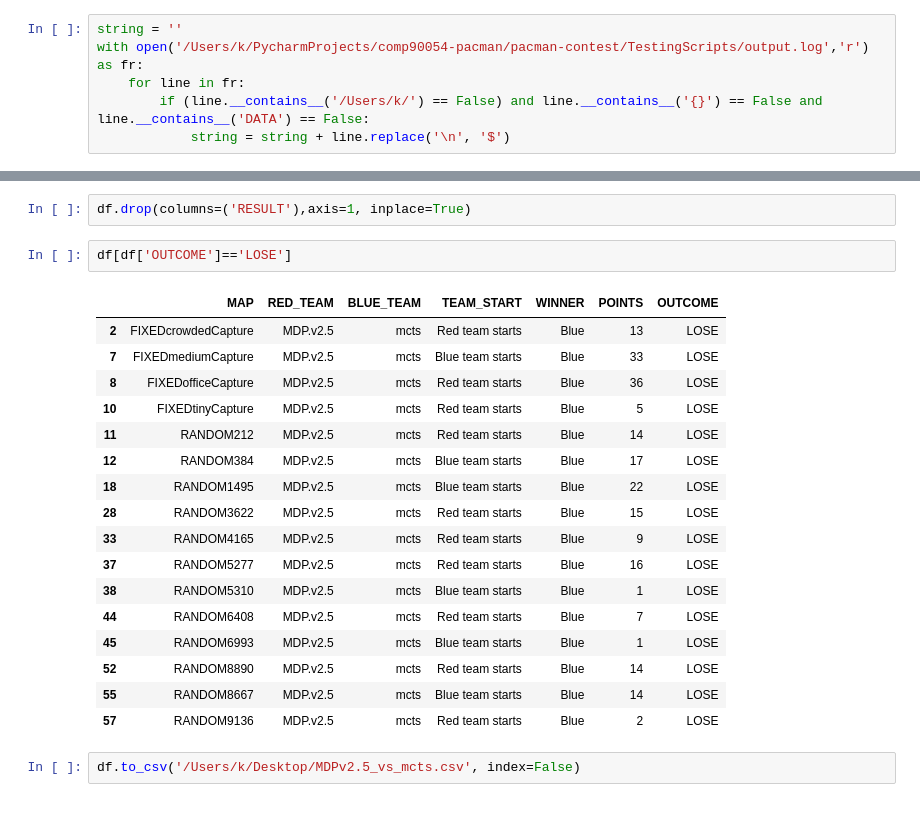
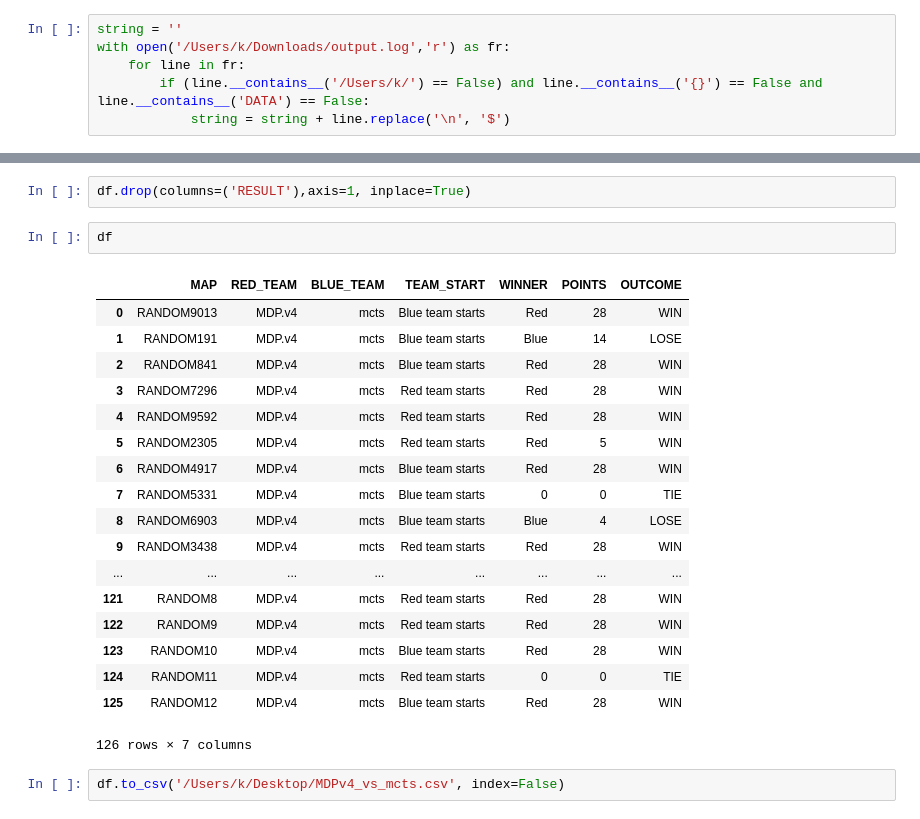
Before and after one commit to HAOHAOXUEXI5776/AI-pacman-project, a Jupyter notebook: pacman-contest/TestingScripts/AI PACMAN Testing.ipynb, the cells around one changed output, grey strips where cells are left out. Cells and saved outputs as stored; diff of their text form.

Commit message:
Updating scripts

```diff
--- a/pacman-contest/TestingScripts/AI PACMAN Testing.ipynb
+++ b/pacman-contest/TestingScripts/AI PACMAN Testing.ipynb
@@ -30,7 +30,7 @@ def outcome(x):
 ['RANDOM6989', 'MDP.v2', 'leeroy', 'Blue team starts', 'Tie game!']
 # %%
 string = ''
-with open('/Users/k/PycharmProjects/comp90054-pacman/pacman-contest/TestingScripts/output.log','r') as fr:
+with open('/Users/k/Downloads/output.log','r') as fr:
     for line in fr:
         if (line.__contains__('/Users/k/') == False) and line.__contains__('{}') == False and line.__contains__('DATA') == False:
             string = string + line.replace('\n', '$')
@@ -112,25 +114,26 @@ df['POINTS'] = df['RESULT'].apply(lambda f: result(f)[1])
 df['OUTCOME'] = df['WINNER'].apply(lambda f: outcome(f))
 # %%
 df.drop(columns=('RESULT'),axis=1, inplace=True)
-# %%
-df[df['OUTCOME']=='LOSE']
-# %% [output]
-|  | MAP | RED_TEAM | BLUE_TEAM | TEAM_START | WINNER | POINTS | OUTCOME |
-| 2 | FIXEDcrowdedCapture | MDP.v2.5 | mcts | Red team starts | Blue | 13 | LOSE |
-| 7 | FIXEDmediumCapture | MDP.v2.5 | mcts | Blue team starts | Blue | 33 | LOSE |
-| 8 | FIXEDofficeCapture | MDP.v2.5 | mcts | Red team starts | Blue | 36 | LOSE |
-| 10 | FIXEDtinyCapture | MDP.v2.5 | mcts | Red team starts | Blue | 5 | LOSE |
-| 11 | RANDOM212 | MDP.v2.5 | mcts | Red team starts | Blue | 14 | LOSE |
-| 12 | RANDOM384 | MDP.v2.5 | mcts | Blue team starts | Blue | 17 | LOSE |
-| 18 | RANDOM1495 | MDP.v2.5 | mcts | Blue team starts | Blue | 22 | LOSE |
-| 28 | RANDOM3622 | MDP.v2.5 | mcts | Red team starts | Blue | 15 | LOSE |
-| 33 | RANDOM4165 | MDP.v2.5 | mcts | Red team starts | Blue | 9 | LOSE |
-| 37 | RANDOM5277 | MDP.v2.5 | mcts | Red team starts | Blue | 16 | LOSE |
-| 38 | RANDOM5310 | MDP.v2.5 | mcts | Blue team starts | Blue | 1 | LOSE |
-| 44 | RANDOM6408 | MDP.v2.5 | mcts | Red team starts | Blue | 7 | LOSE |
-| 45 | RANDOM6993 | MDP.v2.5 | mcts | Blue team starts | Blue | 1 | LOSE |
-| 52 | RANDOM8890 | MDP.v2.5 | mcts | Red team starts | Blue | 14 | LOSE |
-| 55 | RANDOM8667 | MDP.v2.5 | mcts | Blue team starts | Blue | 14 | LOSE |
-| 57 | RANDOM9136 | MDP.v2.5 | mcts | Red team starts | Blue | 2 | LOSE |
+# %%
+df
+# %% [output]
+|  | MAP | RED_TEAM | BLUE_TEAM | TEAM_START | WINNER | POINTS | OUTCOME |
+| 0 | RANDOM9013 | MDP.v4 | mcts | Blue team starts | Red | 28 | WIN |
+| 1 | RANDOM191 | MDP.v4 | mcts | Blue team starts | Blue | 14 | LOSE |
+| 2 | RANDOM841 | MDP.v4 | mcts | Blue team starts | Red | 28 | WIN |
+| 3 | RANDOM7296 | MDP.v4 | mcts | Red team starts | Red | 28 | WIN |
+| 4 | RANDOM9592 | MDP.v4 | mcts | Red team starts | Red | 28 | WIN |
+| 5 | RANDOM2305 | MDP.v4 | mcts | Red team starts | Red | 5 | WIN |
+| 6 | RANDOM4917 | MDP.v4 | mcts | Blue team starts | Red | 28 | WIN |
+| 7 | RANDOM5331 | MDP.v4 | mcts | Blue team starts | 0 | 0 | TIE |
+| 8 | RANDOM6903 | MDP.v4 | mcts | Blue team starts | Blue | 4 | LOSE |
+| 9 | RANDOM3438 | MDP.v4 | mcts | Red team starts | Red | 28 | WIN |
+| ... | ... | ... | ... | ... | ... | ... | ... |
+| 121 | RANDOM8 | MDP.v4 | mcts | Red team starts | Red | 28 | WIN |
+| 122 | RANDOM9 | MDP.v4 | mcts | Red team starts | Red | 28 | WIN |
+| 123 | RANDOM10 | MDP.v4 | mcts | Blue team starts | Red | 28 | WIN |
+| 124 | RANDOM11 | MDP.v4 | mcts | Red team starts | 0 | 0 | TIE |
+| 125 | RANDOM12 | MDP.v4 | mcts | Blue team starts | Red | 28 | WIN |
+126 rows × 7 columns
 # %%
-df.to_csv('/Users/k/Desktop/MDPv2.5_vs_mcts.csv', index=False)
+df.to_csv('/Users/k/Desktop/MDPv4_vs_mcts.csv', index=False)
```
Also changed, not shown: parts of 2 cells of this notebook, 1 other file.
